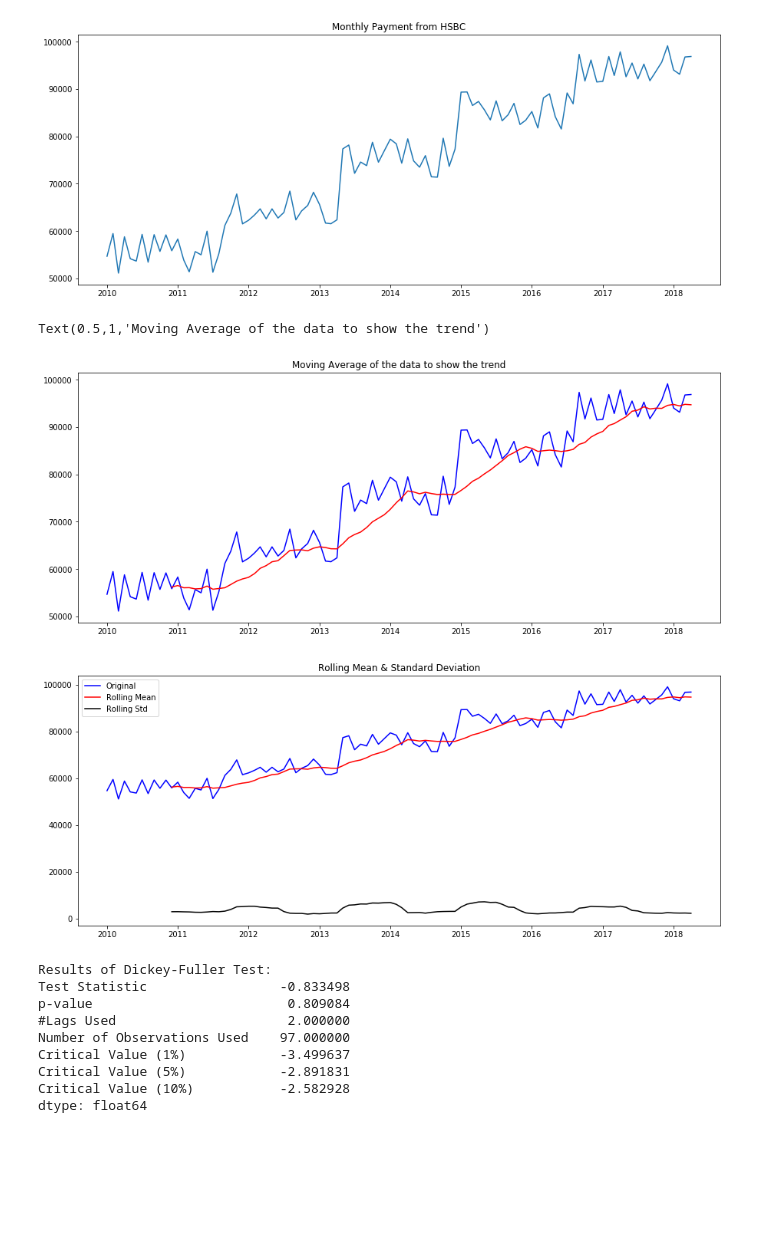
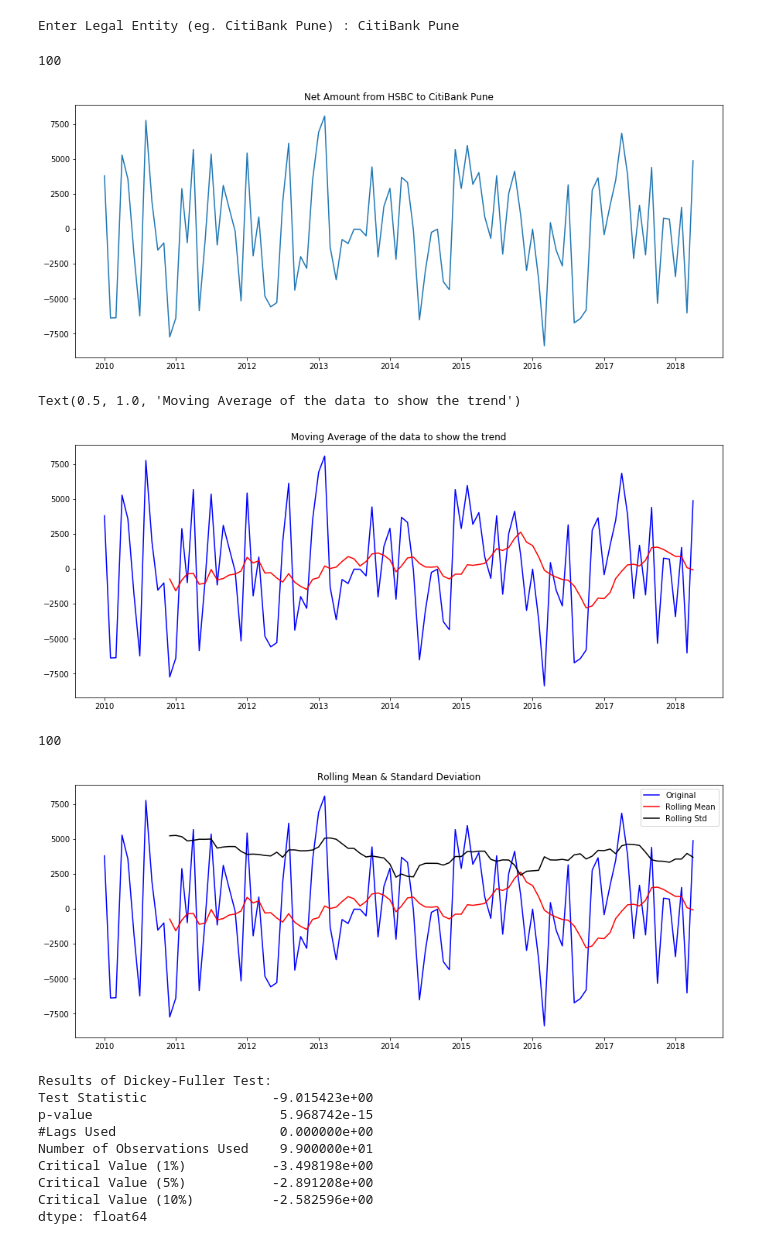
Before and after one commit to oindreelabh/TimeSeriesPrediction, a Jupyter notebook: KPSS Test.ipynb, the cells around one changed output. Drawn from its saved outputs; the diff is of its cells as text; code cells hidden in the pictures; blank space fills up the shorter version.

```diff
--- a/KPSS Test.ipynb
+++ b/KPSS Test.ipynb
@@ -12,12 +12,20 @@ Enter Client Name: HSBC
+# %%
+le = str(input("Enter Legal Entity (eg. CitiBank Pune) : "))
+# %% [output]
+Enter Legal Entity (eg. CitiBank Pune) : CitiBank Pune
 # %%
-
-df = pd.read_csv('dataset.csv', parse_dates = ['Date'], index_col = 'Date')
-ts = df[df['Client Name'] == client]['Amount']
-plt.title(f'Monthly Payment from {client}')
+df = pd.read_csv(r'G:\temp\dataset.csv', parse_dates = ['Date'], index_col = 'Date')
+ts = df[(df['Client Name'] == client) & (df['Legal Entity'] == le)]['Net Amount']
+#print(df[df['Client Name'] == 'JP Morgan'])
+#print(ts)
+#ts.dropna(inplace = True)
+#print(len(ts))
+plt.title(f'Net Amount from {client} to {le}')
 plt.plot(ts)
 plt.show()
 # %% [output]
+100
-[figure, old version]
+[figure, new version]
 # %%
 # Moving Average to show the trend
 
@@ -26,45 +34,47 @@ orig = plt.plot(ts.index.to_pydatetime(), ts.values, color='blue',label='Origina
 mean = plt.plot(rolmean.index.to_pydatetime(), rolmean.values, color='red', label='Rolling Mean')
 plt.title('Moving Average of the data to show the trend')
 # %% [output]
-Text(0.5,1,'Moving Average of the data to show the trend')
+Text(0.5, 1.0, 'Moving Average of the data to show the trend')
-[figure, old version]
+[figure, new version]
 # %%
-
 def test_stationarity(timeseries):
 
+    timeseries.dropna(inplace = True)
+    print(len(timeseries))
     #Determing rolling statistics
     rolmean = timeseries.rolling(window=12).mean()
     rolstd = timeseries.rolling(window=12).std()
 
     #Plot rolling statistics:
     orig = plt.plot(timeseries, color='blue',label='Original')
     mean = plt.plot(rolmean, color='red', label='Rolling Mean')
     std = plt.plot(rolstd, color='black', label = 'Rolling Std')
     plt.legend(loc='best')
     plt.title('Rolling Mean & Standard Deviation')
     plt.show(block=False)
 
     #Perform Dickey-Fuller test:
     print('Results of Dickey-Fuller Test:')
     dftest = adfuller(timeseries, autolag='AIC')
     dfoutput = pd.Series(dftest[0:4], index=['Test Statistic','p-value','#Lags Used','Number of Observations Used'])
     for key,value in dftest[4].items():
         dfoutput['Critical Value (%s)'%key] = value
     print(dfoutput)
     #print(f'Result: The series is {"not " if p-value > 0.05 else ""}stationary')
 
 test_stationarity(ts)
 # %% [output]
+100
-[figure, old version]
+[figure, new version]
-Results of Dickey-Fuller Test:
-Test Statistic                 -0.833498
-p-value                         0.809084
-#Lags Used                      2.000000
-Number of Observations Used    97.000000
-Critical Value (1%)            -3.499637
-Critical Value (5%)            -2.891831
-Critical Value (10%)           -2.582928
-dtype: float64
+Results of Dickey-Fuller Test:
+Test Statistic                -9.015423e+00
+p-value                        5.968742e-15
+#Lags Used                     0.000000e+00
+Number of Observations Used    9.900000e+01
+Critical Value (1%)           -3.498198e+00
+Critical Value (5%)           -2.891208e+00
+Critical Value (10%)          -2.582596e+00
+dtype: float64
 # %%
 # KPSS test
 from statsmodels.tsa.stattools import kpss
```
Also changed, not shown: parts of 4 cells of this notebook.
